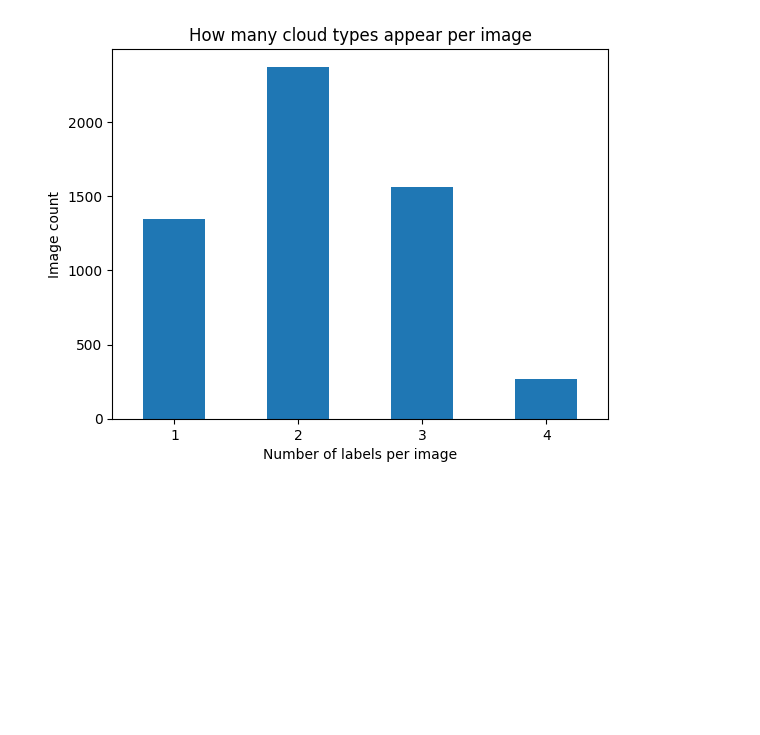
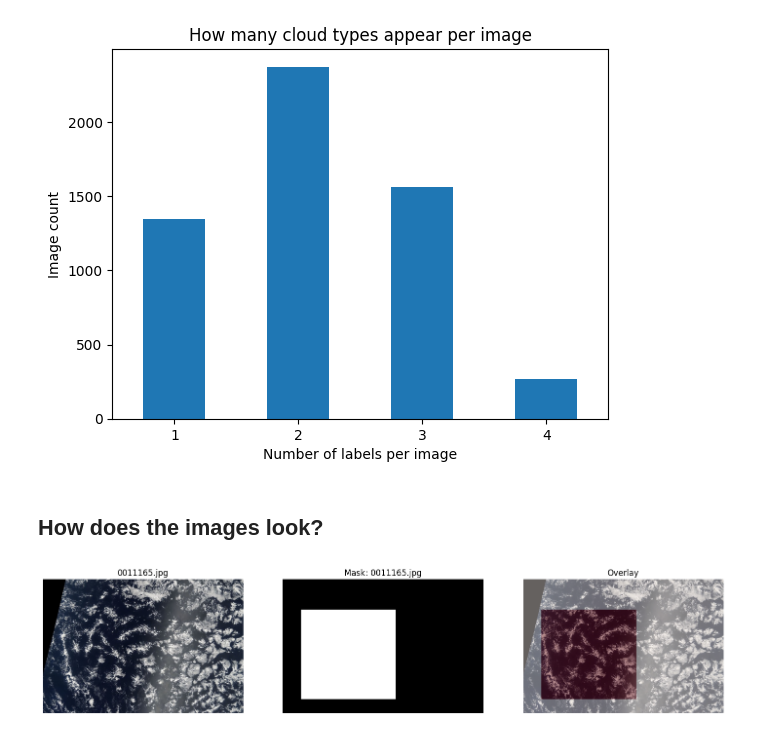
Before and after one commit to YOHANCOHENCODES/jun26_bcds_cloud_segmentation, a Jupyter notebook: notebooks/1.0-rosner-data-exploration.ipynb, the cells around one changed output. Saved outputs shown, nothing was run; the diff lists cells and outputs as text; code cells hidden in the pictures; blank space fills up the shorter version.

Commit message:
Used the `rle_decode` function to display th 1st image (the image alone + the mask + the image with mask overlay)

```diff
--- a/notebooks/1.0-rosner-data-exploration.ipynb
+++ b/notebooks/1.0-rosner-data-exploration.ipynb
@@ -149,3 +158,31 @@ ax.set_title('How many cloud types appear per image')
 plt.show()
 # %% [output]
 [figure]
+# %% [markdown]
+## How does the images look?
+# %%
+import matplotlib.pyplot as plt
+
+from src.utils.rle import rle_decode
+
+IMAGES_SHAPE = (384, 576)
+
+encoded_pixels = df.iloc[0]['EncodedPixels']
+decoded_pixels = rle_decode(encoded_pixels, IMAGES_SHAPE)
+
+image_filename = df.iloc[0]['Image']
+img = plt.imread(TRAIN_PATH / image_filename)
+
+fig, axes = plt.subplots(1, 3, figsize=(18, 4))
+axes[0].imshow(img)
+axes[0].set_title(image_filename)
+axes[1].imshow(decoded_pixels, cmap='gray')
+axes[1].set_title(f'Mask: {image_filename}')
+axes[2].imshow(img)
+axes[2].imshow(decoded_pixels, cmap='Reds', alpha=0.4)  # transparent overlay
+axes[2].set_title('Overlay')
+for ax in axes:
+    ax.axis('off')
+plt.show()
+# %% [output]
+[figure, added]
```
Also changed, not shown: parts of 2 cells of this notebook.
